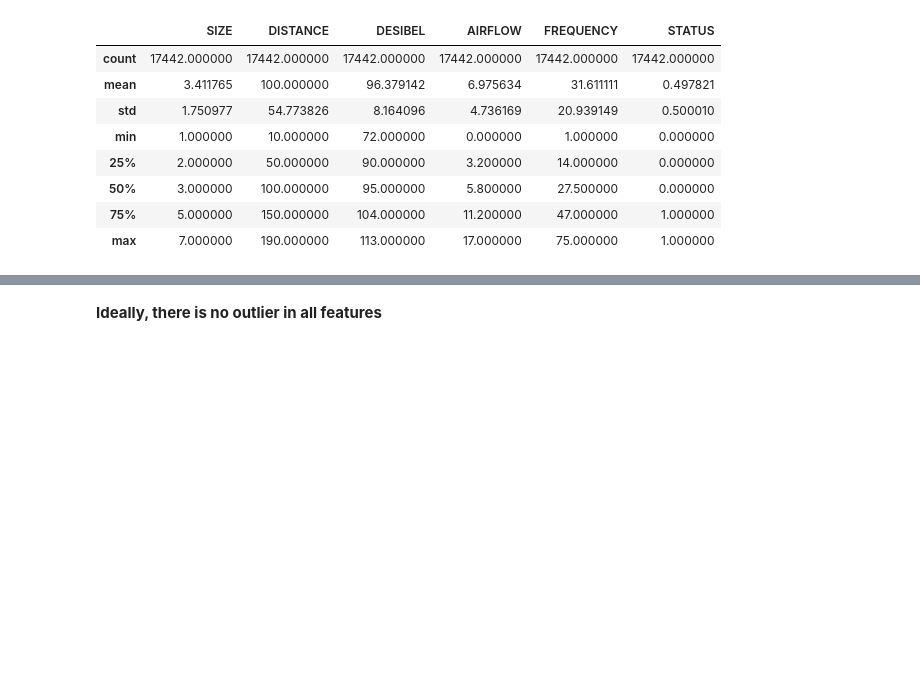
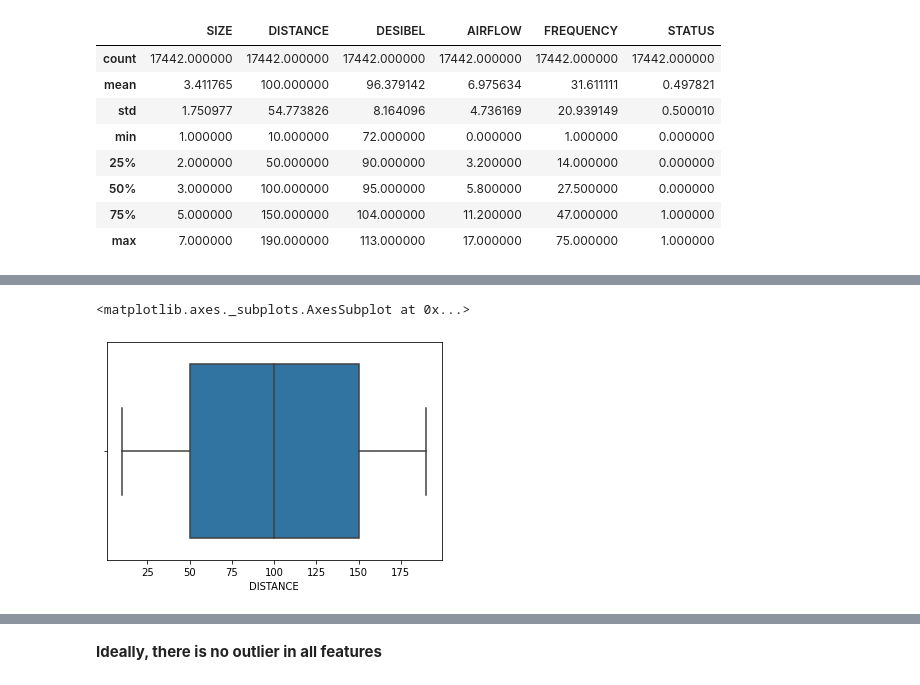
Before and after one commit to davidmorrison-08-30/KNN-FROM-SCRATCH, a Jupyter notebook: kNN_from_scratch.ipynb, the cells around one changed output, grey strips where cells are left out. Drawn from its saved outputs; the diff is of its cells as text; code cells hidden in the pictures; blank space fills up the shorter version.

```diff
--- a/kNN_from_scratch.ipynb
+++ b/kNN_from_scratch.ipynb
@@ -384,0 +385,5 @@ sns.boxplot(x=df["STATUS"])
+# %%
+sns.boxplot(x=df["DISTANCE"])
+# %% [output]
+<matplotlib.axes._subplots.AxesSubplot at 0x...>
+[figure, added]
```
Also changed, not shown: parts of 5 cells of this notebook.
